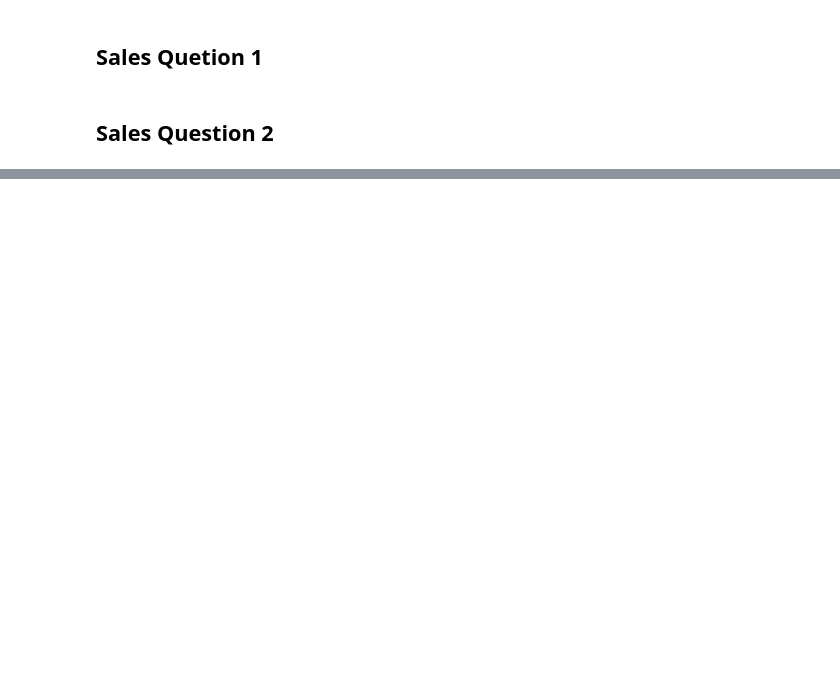
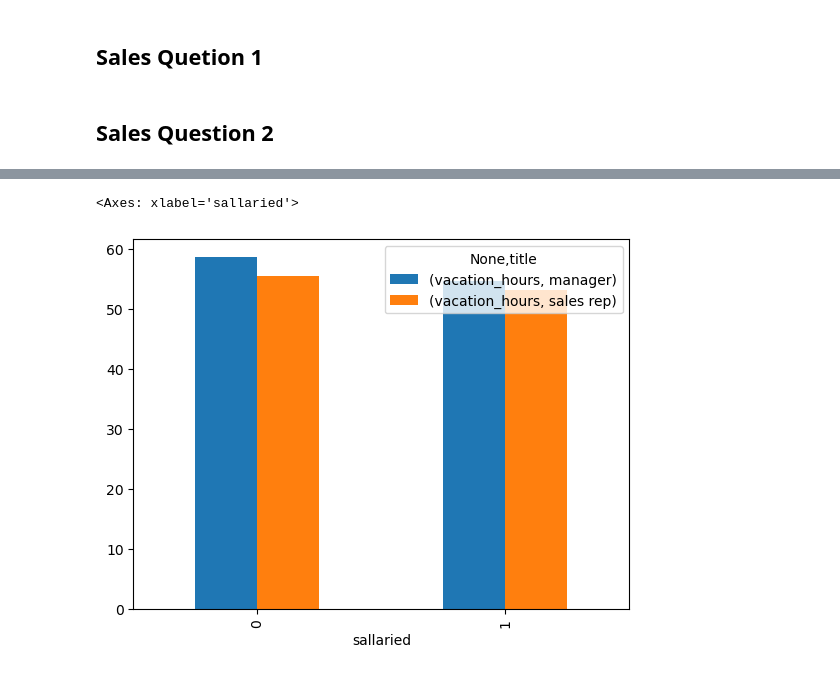
Before and after one commit to russellcha1/SQL-casestudy, a Jupyter notebook: SQL-casestudy.ipynb, the cells around one changed output, grey strips where cells are left out. Cells and saved outputs as stored; diff of their text form; code cells hidden in the pictures; blank space fills up the shorter version.

```diff
--- a/SQL-casestudy.ipynb
+++ b/SQL-casestudy.ipynb
@@ -151,0 +192,7 @@ sales_order_qty_df.to_excel('out/Company_Qty.xlsx', index=False)
+# %%
+
+employee_df_grouped = employee_df_grouped.unstack()
+employee_df_grouped.plot(kind='bar')
+# %% [output]
+<Axes: xlabel='sallaried'>
+[figure, added]
```
Also changed, not shown: parts of 7 cells of this notebook, 8 other files.
